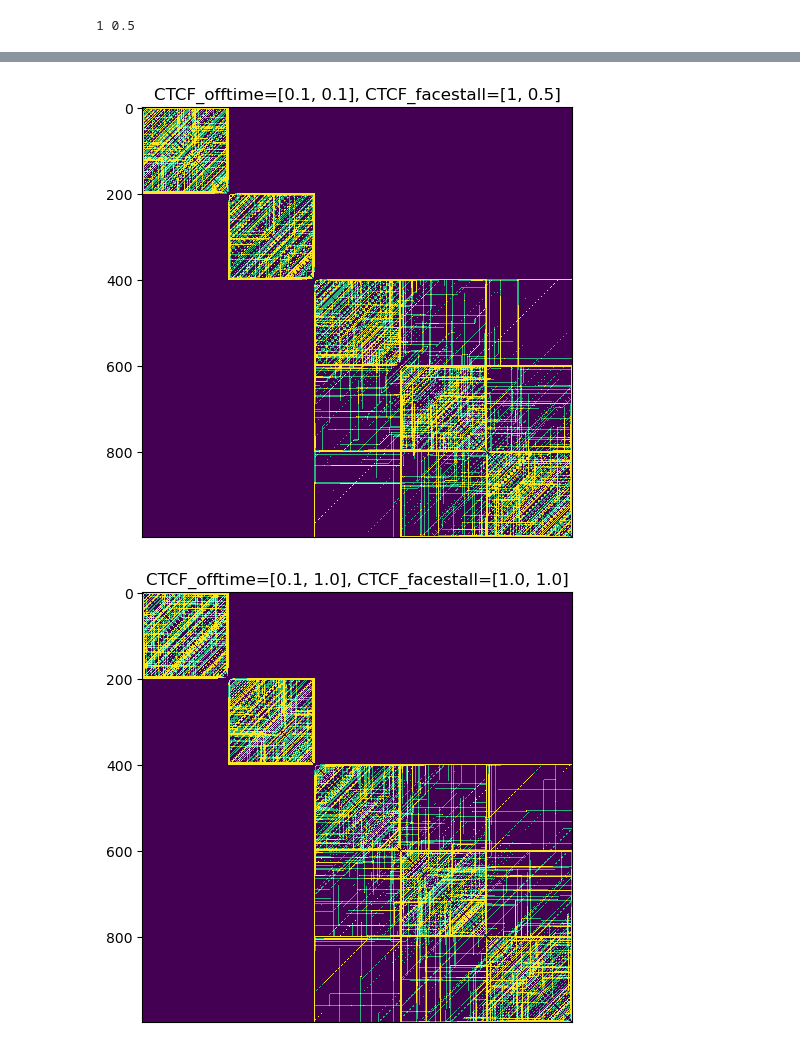
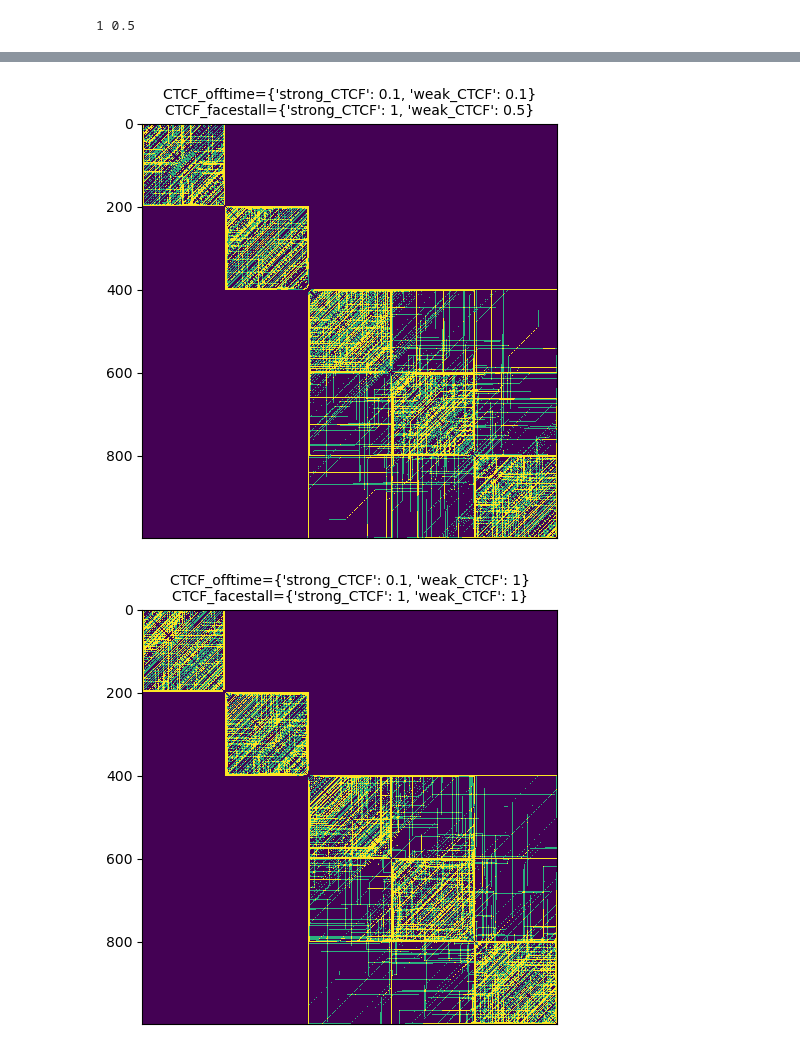
Before and after one commit to mtortora/lattice-translocators, a Jupyter notebook: examples/lattice_simulations.ipynb, the cells around one changed output, grey strips where cells are left out. Cells and saved outputs as stored; diff of their text form; code cells hidden in the pictures.

```diff
--- a/examples/lattice_simulations.ipynb
+++ b/examples/lattice_simulations.ipynb
@@ -146,7 +184,7 @@ LEF_trans = translocator.make_translocator(LEFTranslocatorDynamicBoundary.LEFTra
                                            CTCF_right_positions,
                                            **paramdict_nonuniform)
 # %%
-trajectory_length = 1000 * paramdict_nonuniform['sites_per_monomer']
+trajectory_length = paramdict_nonuniform['steps'] * paramdict_nonuniform['sites_per_monomer']
 
 hist = []
 frac_bound_LEFs = np.zeros(trajectory_length)
@@ -175,9 +214,9 @@ kymograph = map_from_lefs(hist, sites_per_replica)
 
 plt.matshow(np.log10(kymograph+1),vmax=1.5/(np.sqrt(paramdict_nonuniform['sites_per_monomer'])), fignum=False)
 
-plt.title('CTCF_offtime=%s, CTCF_facestall=%s' % (paramdict_nonuniform['CTCF_offtime'],
+plt.title('CTCF_offtime=%s\nCTCF_facestall=%s' % (paramdict_nonuniform['CTCF_offtime'],
                                                   paramdict_nonuniform['CTCF_facestall']),
-          fontsize=12)
+          fontsize=10)
 
 plt.xticks([])
 plt.yticks(fontsize=10)
@@ -185,19 +224,20 @@ plt.yticks(fontsize=10)
 plt.tight_layout()
 plt.show()
 # %% [output]
-[figure, old version]
+[figure, new version]
 # %%
 # Or, alternatively, a region with higher CTCF offtime
-paramdict_nonuniform['CTCF_facestall'] = [1., 1.]
-paramdict_nonuniform['CTCF_offtime'] = [0.1, 1.]
+paramdict_nonuniform['CTCF_facestall'] = {"strong_CTCF": 1, "weak_CTCF": 1}
+paramdict_nonuniform['CTCF_offtime'] = {"strong_CTCF": 0.1, "weak_CTCF": 1}
 # %%
 LEF_trans = translocator.make_translocator(LEFTranslocatorDynamicBoundary.LEFTranslocatorDynamicBoundary,
+                                           type_list,
                                            site_types,
                                            CTCF_left_positions,
                                            CTCF_right_positions,
                                            **paramdict_nonuniform)
 # %%
-trajectory_length = 1000 * paramdict_nonuniform['sites_per_monomer']
+trajectory_length = paramdict_nonuniform['steps'] * paramdict_nonuniform['sites_per_monomer']
 hist = []
 
 for _ in range(trajectory_length):
@@ -209,16 +249,16 @@ for _ in range(trajectory_length):
 # %%
 kymograph = map_from_lefs(hist, sites_per_replica)
 
 plt.matshow(np.log10(kymograph+1),vmax=1.5/(np.sqrt(paramdict_nonuniform['sites_per_monomer'])), fignum=False)
 
-plt.title('CTCF_offtime=%s, CTCF_facestall=%s' % (paramdict_nonuniform['CTCF_offtime'],
+plt.title('CTCF_offtime=%s\nCTCF_facestall=%s' % (paramdict_nonuniform['CTCF_offtime'],
                                                   paramdict_nonuniform['CTCF_facestall']),
-          fontsize=12)
+          fontsize=10)
 
 plt.xticks([])
 plt.yticks(fontsize=10)
 
 plt.tight_layout()
 plt.show()
 # %% [output]
-[figure, old version]
+[figure, new version]
```
Also changed, not shown: parts of 12 cells of this notebook, 2 other files.
